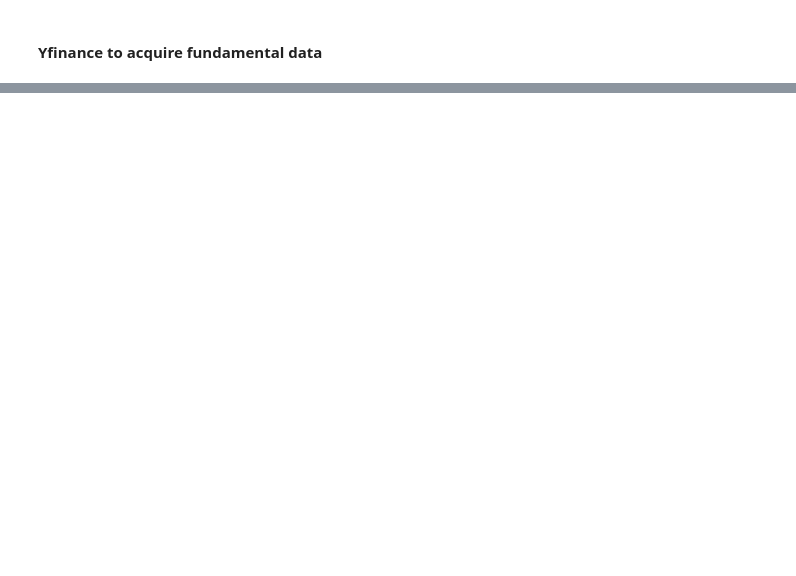
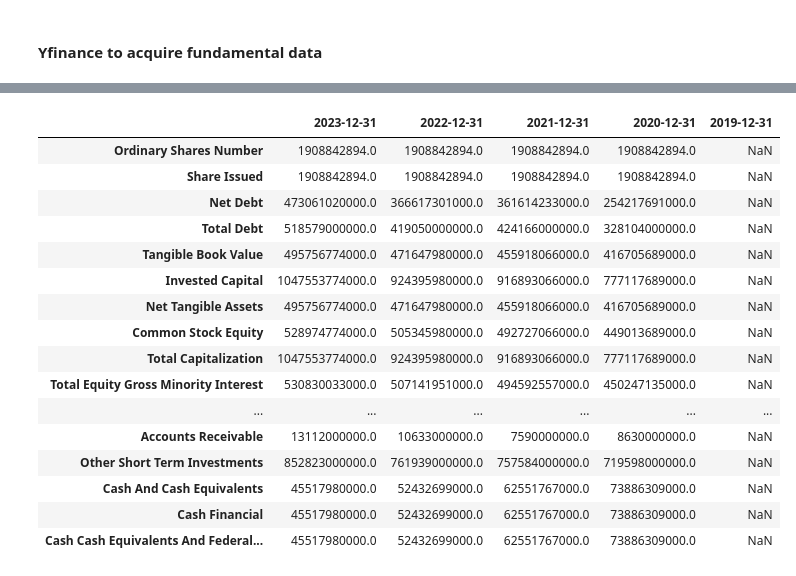
Before and after one commit to NarasetS/StockTH_MagicFormula, a Jupyter notebook: example_yfinance.ipynb, the cells around one changed output, grey strips where cells are left out. Saved outputs shown, nothing was run; the diff lists cells and outputs as text; code cells hidden in the pictures; blank space fills up the shorter version.

```diff
--- a/example_yfinance.ipynb
+++ b/example_yfinance.ipynb
@@ -46,4 +46,24 @@ Index(['Treasury Shares Number', 'Ordinary Shares Number', 'Share Issued',
       dtype='object')
+# %%
+data.balance_sheet
+# %% [output]
+|  | 2023-12-31 | 2022-12-31 | 2021-12-31 | 2020-12-31 | 2019-12-31 |
+| Ordinary Shares Number | 1908842894.0 | 1908842894.0 | 1908842894.0 | 1908842894.0 | NaN |
+| Share Issued | 1908842894.0 | 1908842894.0 | 1908842894.0 | 1908842894.0 | NaN |
+| Net Debt | 473061020000.0 | 366617301000.0 | 361614233000.0 | 254217691000.0 | NaN |
+| Total Debt | 518579000000.0 | 419050000000.0 | 424166000000.0 | 328104000000.0 | NaN |
+| Tangible Book Value | 495756774000.0 | 471647980000.0 | 455918066000.0 | 416705689000.0 | NaN |
+| Invested Capital | 1047553774000.0 | 924395980000.0 | 916893066000.0 | 777117689000.0 | NaN |
+| Net Tangible Assets | 495756774000.0 | 471647980000.0 | 455918066000.0 | 416705689000.0 | NaN |
+| Common Stock Equity | 528974774000.0 | 505345980000.0 | 492727066000.0 | 449013689000.0 | NaN |
+| Total Capitalization | 1047553774000.0 | 924395980000.0 | 916893066000.0 | 777117689000.0 | NaN |
+| Total Equity Gross Minority Interest | 530830033000.0 | 507141951000.0 | 494592557000.0 | 450247135000.0 | NaN |
+| ... | ... | ... | ... | ... | ... |
+| Accounts Receivable | 13112000000.0 | 10633000000.0 | 7590000000.0 | 8630000000.0 | NaN |
+| Other Short Term Investments | 852823000000.0 | 761939000000.0 | 757584000000.0 | 719598000000.0 | NaN |
+| Cash And Cash Equivalents | 45517980000.0 | 52432699000.0 | 62551767000.0 | 73886309000.0 | NaN |
+| Cash Financial | 45517980000.0 | 52432699000.0 | 62551767000.0 | 73886309000.0 | NaN |
+| Cash Cash Equivalents And Federal... | 45517980000.0 | 52432699000.0 | 62551767000.0 | 73886309000.0 | NaN |
 # %%
 data.financials
 # %% [output]
```
Also changed, not shown: parts of 6 cells of this notebook, 14 other files.
